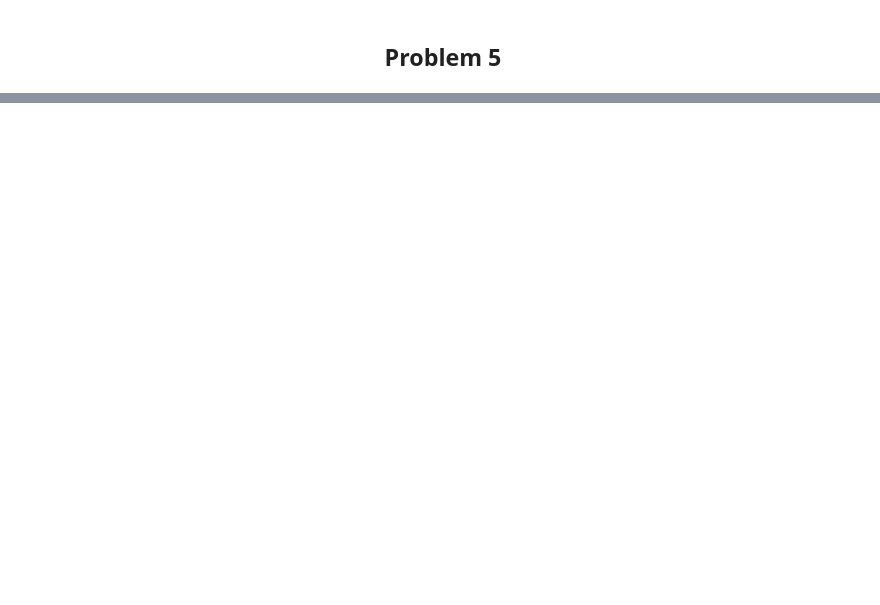
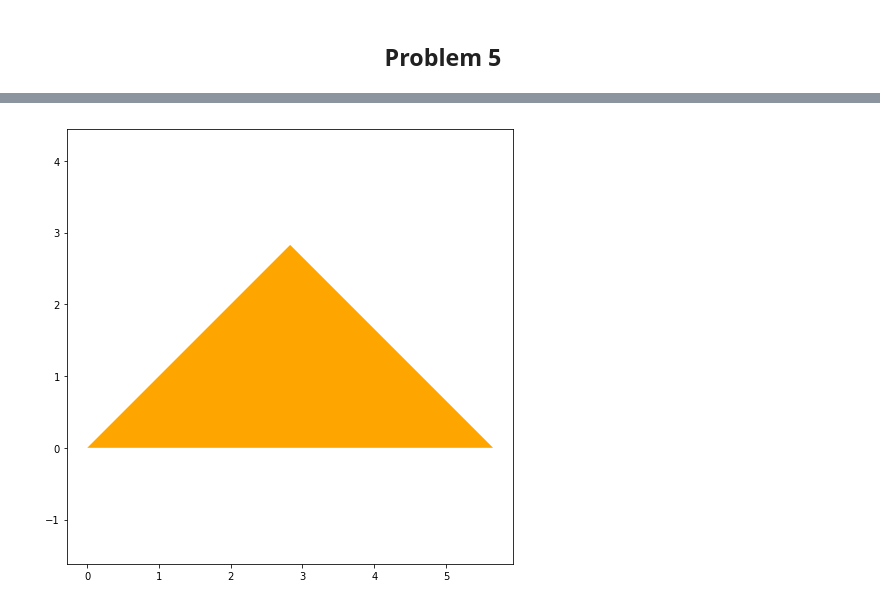
Before and after one commit to capuanomat/AE-8803-Mathematical-Foundations-of-Autonomy, a Jupyter notebook: Homework 2/Homework_2.ipynb, the cells around one changed output, grey strips where cells are left out. Drawn from its saved outputs; the diff is of its cells as text; code cells hidden in the pictures; blank space fills up the shorter version.

```diff
--- a/Homework 2/Homework_2.ipynb
+++ b/Homework 2/Homework_2.ipynb
@@ -601,0 +873,6 @@ Lmao rip in peace
+# %%
+# Testing printing of geometries
+problem = ColorGeometry()
+problem.print_state(problem.shapes[ORANGE])
+# %% [output]
+[figure, added]
```
Also changed, not shown: parts of 18 cells of this notebook, 1 other file.
